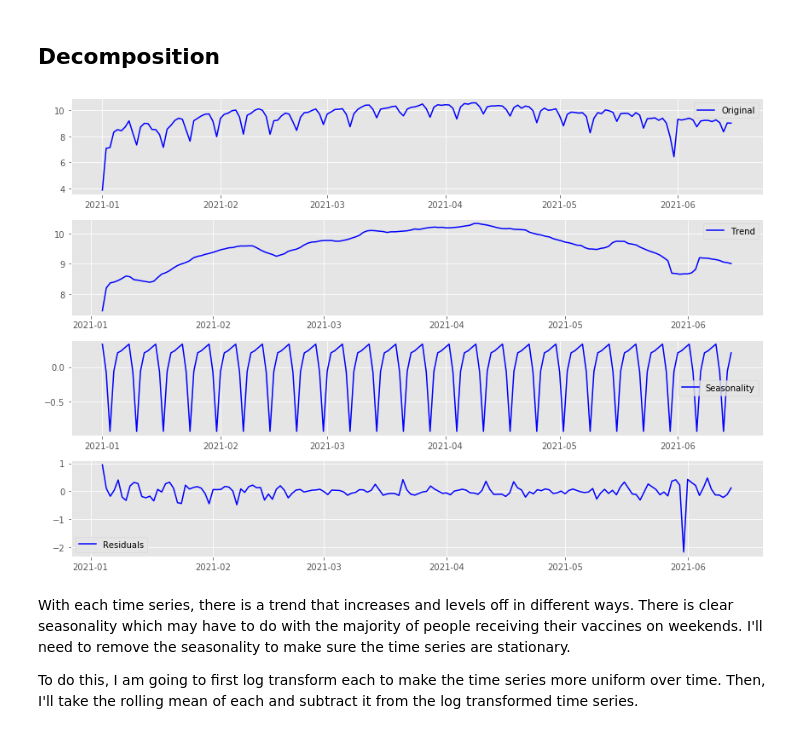
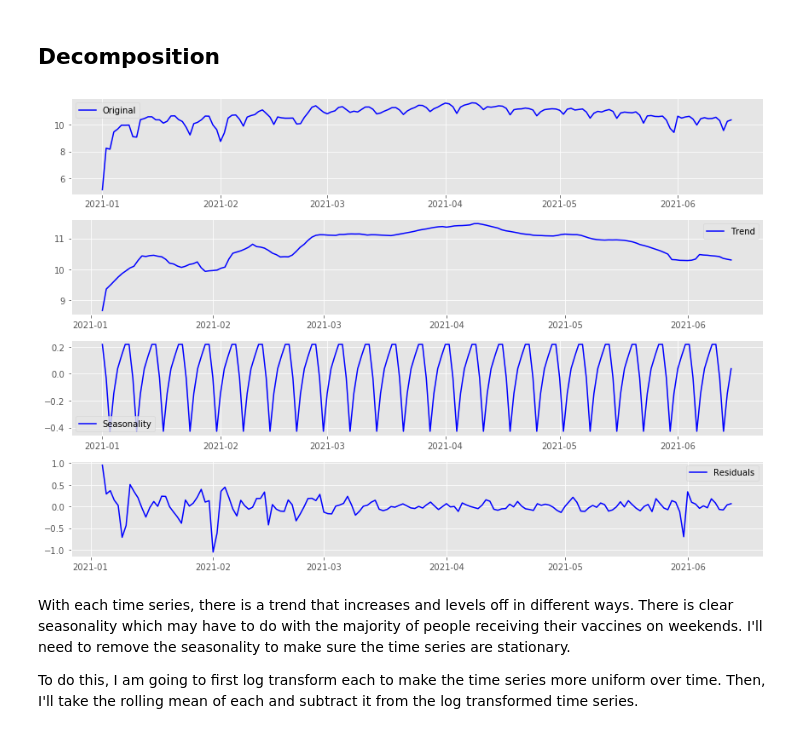
Before and after one commit to christisarv/2021-covid-vaccine-analysis, a Jupyter notebook: Vaccinantion Records Analysis.ipynb, the cells around one changed output. Saved outputs shown, nothing was run; the diff lists cells and outputs as text; code cells hidden in the pictures.

```diff
--- a/Vaccinantion Records Analysis.ipynb
+++ b/Vaccinantion Records Analysis.ipynb
@@ -244,9 +251,9 @@ def decompose(ts):
     plt.legend(loc='best')
     plt.tight_layout()
 # %%
-decompose(chi_ts)
+decompose(nyc_ts)
 # %% [output]
-[figure, old version]
+[figure, new version]
 # %% [markdown]
 With each time series, there is a trend that increases and levels off in different ways. There is clear seasonality which may have to do with the majority of people receiving their vaccines on weekends. I'll need to remove the seasonality to make sure the time series are stationary.
 
```
Also changed, not shown: parts of 37 cells of this notebook.
